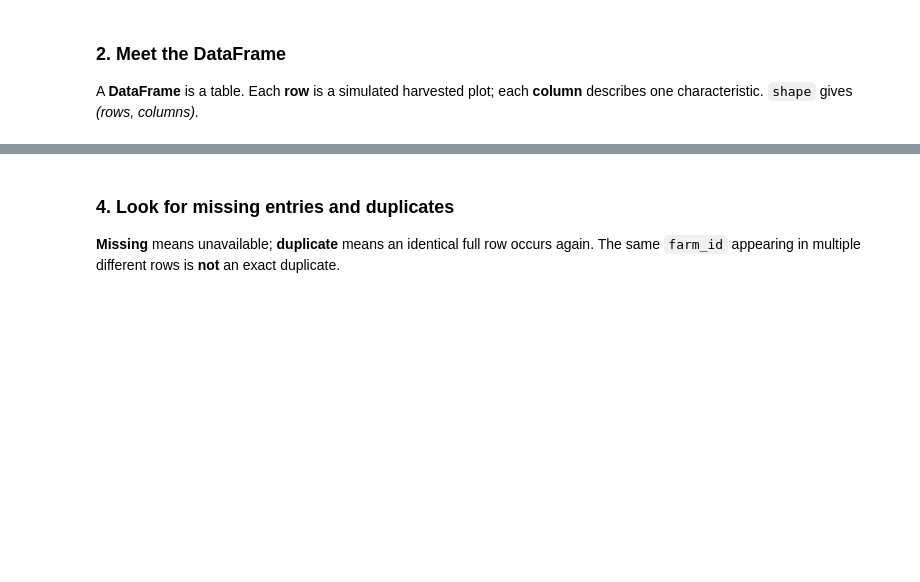
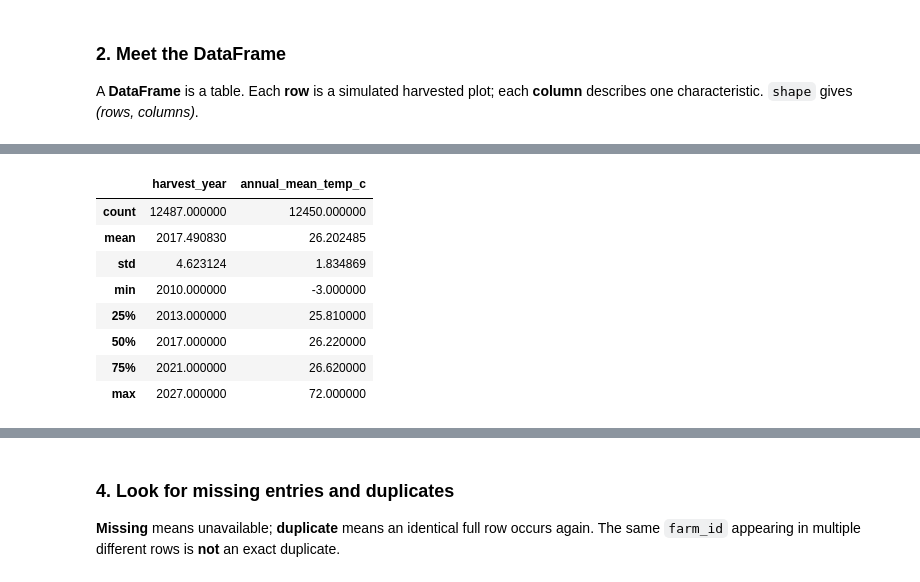
Before and after one commit to Saiful-2/notebooks, a Jupyter notebook: Work_Notebook_01_Data_Diagnosis_Cleaning_Quality_Validation_UPDATED.ipynb, the cells around one changed output, grey strips where cells are left out. Saved outputs shown, nothing was run; the diff lists cells and outputs as text; code cells hidden in the pictures; blank space fills up the shorter version.

```diff
--- a/Work_Notebook_01_Data_Diagnosis_Cleaning_Quality_Validation_UPDATED.ipynb
+++ b/Work_Notebook_01_Data_Diagnosis_Cleaning_Quality_Validation_UPDATED.ipynb
@@ -90,0 +119,12 @@ memory usage: 2.0+ MB
+# %%
+df.describe()
+# %% [output]
+|  | harvest_year | annual_mean_temp_c |
+| count | 12487.000000 | 12450.000000 |
+| mean | 2017.490830 | 26.202485 |
+| std | 4.623124 | 1.834869 |
+| min | 2010.000000 | -3.000000 |
+| 25% | 2013.000000 | 25.810000 |
+| 50% | 2017.000000 | 26.220000 |
+| 75% | 2021.000000 | 26.620000 |
+| max | 2027.000000 | 72.000000 |
```
Also changed, not shown: parts of 15 cells of this notebook.
